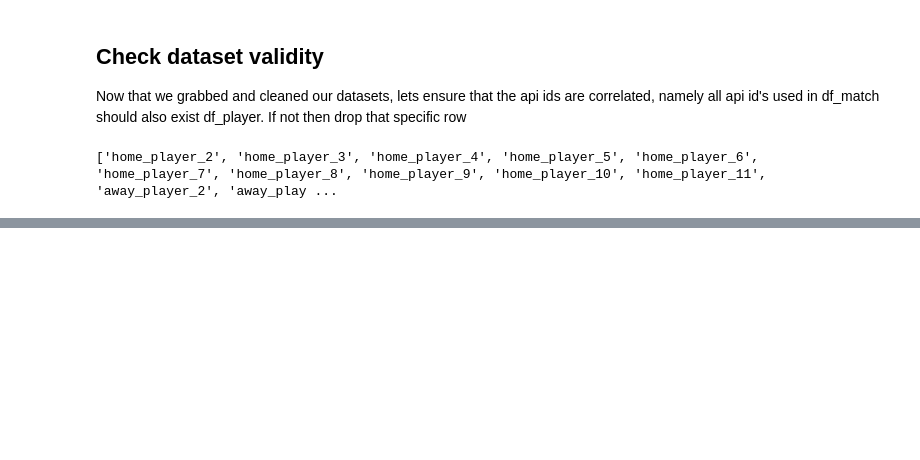
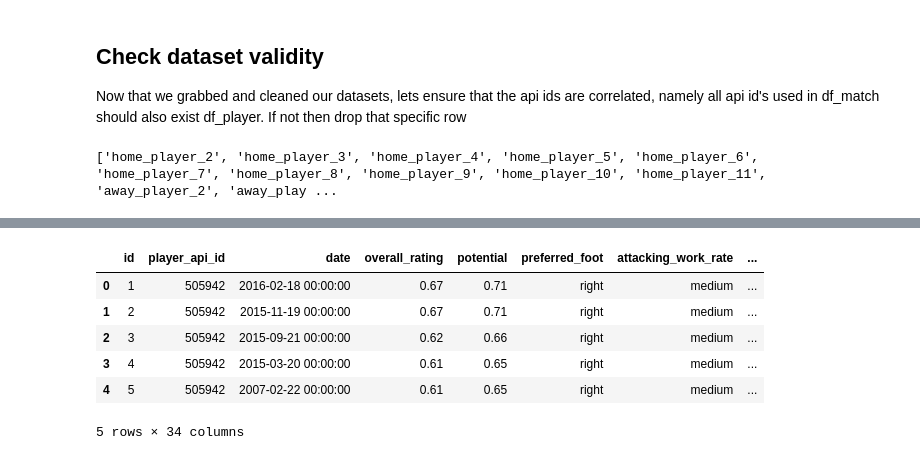
Before and after one commit to astog/soccer-predictor, a Jupyter notebook: match_wplayer_stats.ipynb, the cells around one changed output, grey strips where cells are left out. Cells and saved outputs as stored; diff of their text form; code cells hidden in the pictures; blank space fills up the shorter version.

Commit message:
Inter finish

```diff
--- a/match_wplayer_stats.ipynb
+++ b/match_wplayer_stats.ipynb
@@ -84,0 +198,8 @@ df_player.isna().sum()
+# %%
+attrib_cols = [u'crossing', u'finishing', u'heading_accuracy', u'short_passing',
+       u'volleys', u'dribbling', u'curve', u'long_passing', u'ball_control',
+       u'acceleration', u'sprint_speed', u'agility', u'reactions', u'balance',
+       u'shot_power', u'jumping', u'stamina', u'strength', u'long_shots',
+       u'aggression', u'interceptions', u'positioning', u'vision', u'marking',
+       u'standing_tackle', u'sliding_tackle']
+attrib_cols
@@ -84,0 +224,3 @@ df_player.isna().sum()
+# %%
+# Normalize attributes
+df_player.loc[:, attrib_cols] = df_player.loc[:, attrib_cols] / 100.0
@@ -84,0 +237,13 @@ df_player.isna().sum()
+# %%
+# Scale the overall_rating and potential
+cols = ['overall_rating', 'potential']
+df_player.loc[:, cols] = df_player.loc[:, cols] / 100.0
+df_player.head()
+# %% [output]
+|  | id | player_api_id | date | overall_rating | potential | preferred_foot | attacking_work_rate | ... |
+| 0 | 1 | 505942 | 2016-02-18 00:00:00 | 0.67 | 0.71 | right | medium | ... |
+| 1 | 2 | 505942 | 2015-11-19 00:00:00 | 0.67 | 0.71 | right | medium | ... |
+| 2 | 3 | 505942 | 2015-09-21 00:00:00 | 0.62 | 0.66 | right | medium | ... |
+| 3 | 4 | 505942 | 2015-03-20 00:00:00 | 0.61 | 0.65 | right | medium | ... |
+| 4 | 5 | 505942 | 2007-02-22 00:00:00 | 0.61 | 0.65 | right | medium | ... |
+5 rows × 34 columns
```
Also changed, not shown: parts of 23 cells of this notebook, 9 other files.
